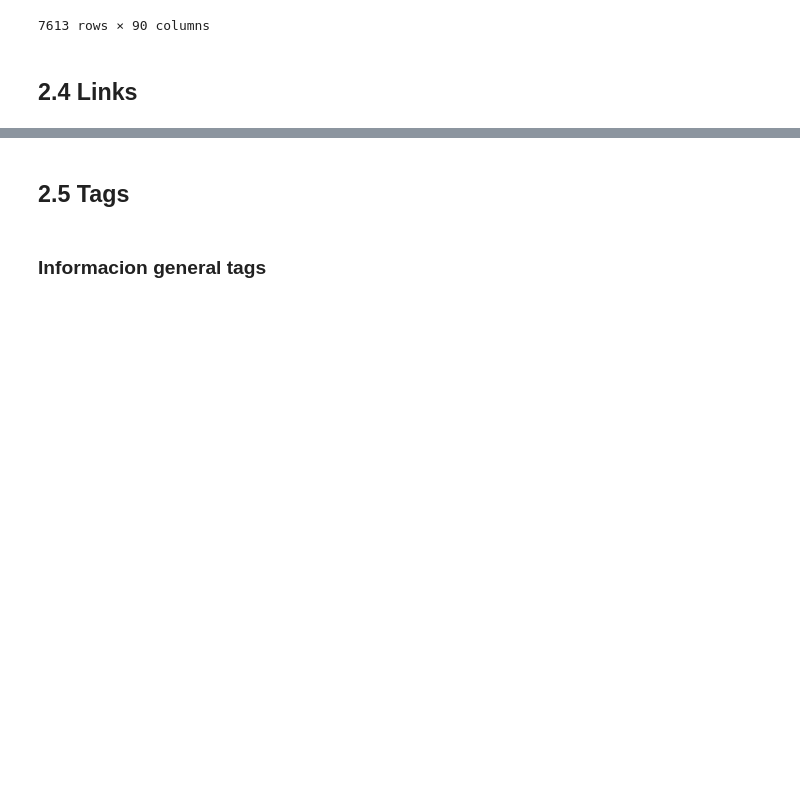
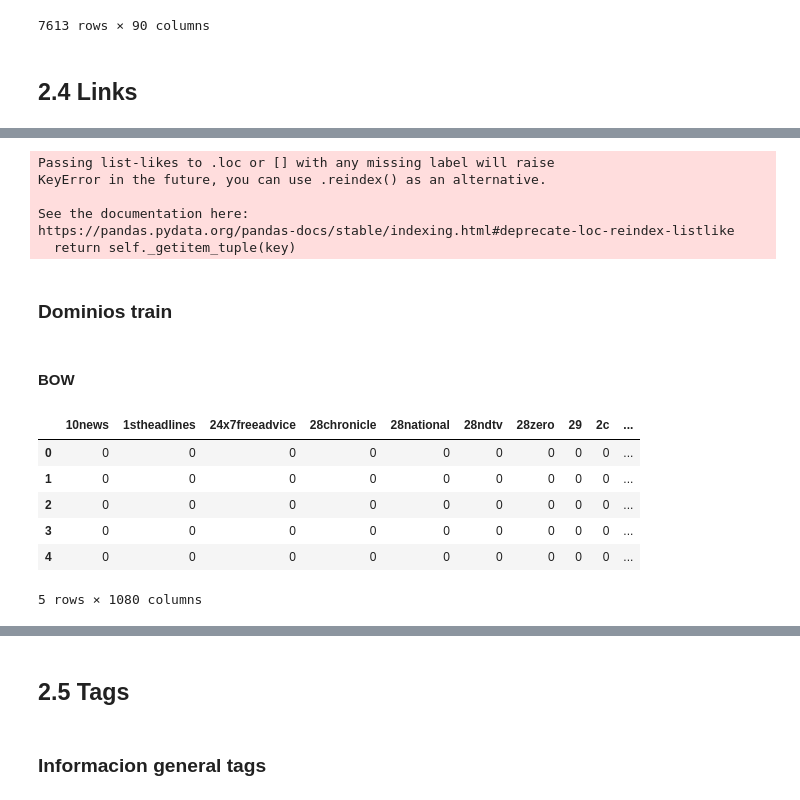
Before and after one commit to anichucai/7506-Datos-datos-tp2, a Jupyter notebook: Features.ipynb, the cells around one changed output, grey strips where cells are left out. Saved outputs shown, nothing was run; the diff lists cells and outputs as text; code cells hidden in the pictures; blank space fills up the shorter version.

```diff
--- a/Features.ipynb
+++ b/Features.ipynb
@@ -1728,0 +1619,38 @@ df_tf_idf_smooth_domain.head()
+# %%
+features_links_train_numerical = links_train.loc[:,['target','id','links_cant','cant_failed_links']]
+features_links_test_numerical = links_test.loc[:,['target','id','links_cant','cant_failed_links']]
+# %% [output]
+Passing list-likes to .loc or [] with any missing label will raise
+KeyError in the future, you can use .reindex() as an alternative.
+
+See the documentation here:
+https://pandas.pydata.org/pandas-docs/stable/indexing.html#deprecate-loc-reindex-listlike
+  return self._getitem_tuple(key)
+# %% [markdown]
+### Dominios train
+# %%
+bow_domain_train_index = links_train['links_domain_str'].dropna().index
+corpus = list(links_train['links_domain_str'].dropna())
+# %% [markdown]
+#### BOW
+# %%
+domain_vectorizer = CountVectorizer(analyzer = "word",   \
+                             tokenizer = None,    \
+                             preprocessor = None, \
+                             stop_words = None,   \
+                             max_features = 5000)
+
+bow_domain_train = domain_vectorizer.fit_transform(corpus).todense()
+df_bow_domain_train = pd.DataFrame(bow_domain_train)
+df_bow_domain_train.set_index(bow_domain_train_index)
+df_bow_domain_train.columns = domain_vectorizer.get_feature_names()
+# %%
+df_bow_domain_train.head()
+# %% [output]
+|  | 10news | 1stheadlines | 24x7freeadvice | 28chronicle | 28national | 28ndtv | 28zero | 29 | 2c | ... |
+| 0 | 0 | 0 | 0 | 0 | 0 | 0 | 0 | 0 | 0 | ... |
+| 1 | 0 | 0 | 0 | 0 | 0 | 0 | 0 | 0 | 0 | ... |
+| 2 | 0 | 0 | 0 | 0 | 0 | 0 | 0 | 0 | 0 | ... |
+| 3 | 0 | 0 | 0 | 0 | 0 | 0 | 0 | 0 | 0 | ... |
+| 4 | 0 | 0 | 0 | 0 | 0 | 0 | 0 | 0 | 0 | ... |
+5 rows × 1080 columns
```
Also changed, not shown: parts of 49 cells of this notebook, 12 other files.
